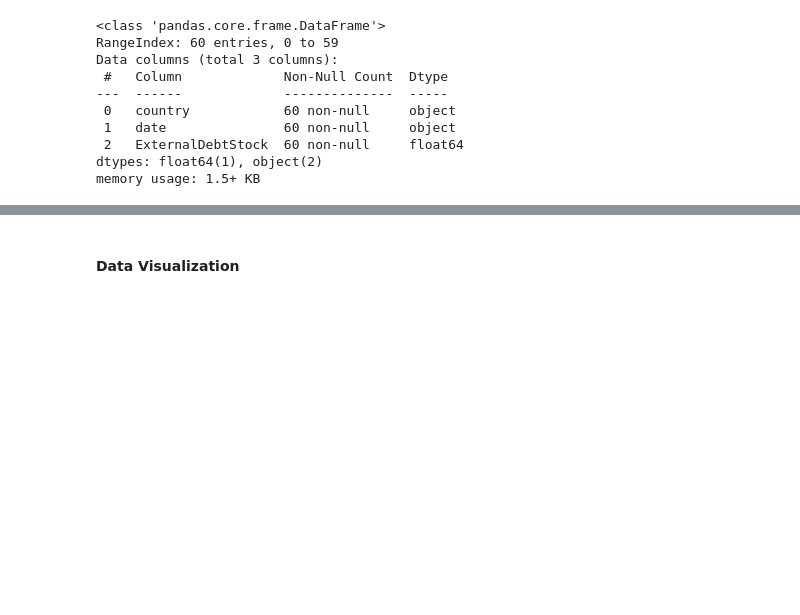
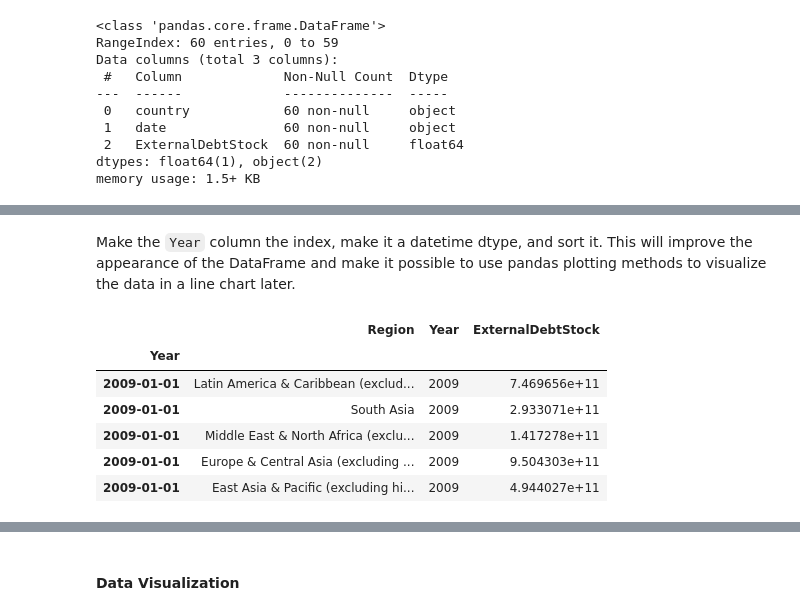
Before and after one commit to worldbank/debt-data, a Jupyter notebook: api-guide/ids-api-guide-python-2.ipynb, the cells around one changed output, grey strips where cells are left out. Drawn from its saved outputs; the diff is of its cells as text; code cells hidden in the pictures; blank space fills up the shorter version.

```diff
--- a/api-guide/ids-api-guide-python-2.ipynb
+++ b/api-guide/ids-api-guide-python-2.ipynb
@@ -151 +182,15 @@ memory usage: 1.5+ KB
+# %% [markdown]
+Make the `Year` column the index, make it a datetime dtype, and sort it. This will improve the appearance of the DataFrame and make it possible to use pandas plotting methods to visualize the data in a line chart later.
+# %%
+EXD_cleaned.index = pd.to_datetime(EXD_cleaned['Year'])
+EXD_cleaned = EXD_cleaned.sort_index()
+EXD_cleaned.head()
+# %% [output]
+|  | Region | Year | ExternalDebtStock |
+| Year |  |  |  |
+| 2009-01-01 | Latin America & Caribbean (exclud... | 2009 | 7.469656e+11 |
+| 2009-01-01 | South Asia | 2009 | 2.933071e+11 |
+| 2009-01-01 | Middle East & North Africa (exclu... | 2009 | 1.417278e+11 |
+| 2009-01-01 | Europe & Central Asia (excluding ... | 2009 | 9.504303e+11 |
+| 2009-01-01 | East Asia & Pacific (excluding hi... | 2009 | 4.944027e+11 |
 # %% [markdown]
```
Also changed, not shown: parts of 33 cells of this notebook.
